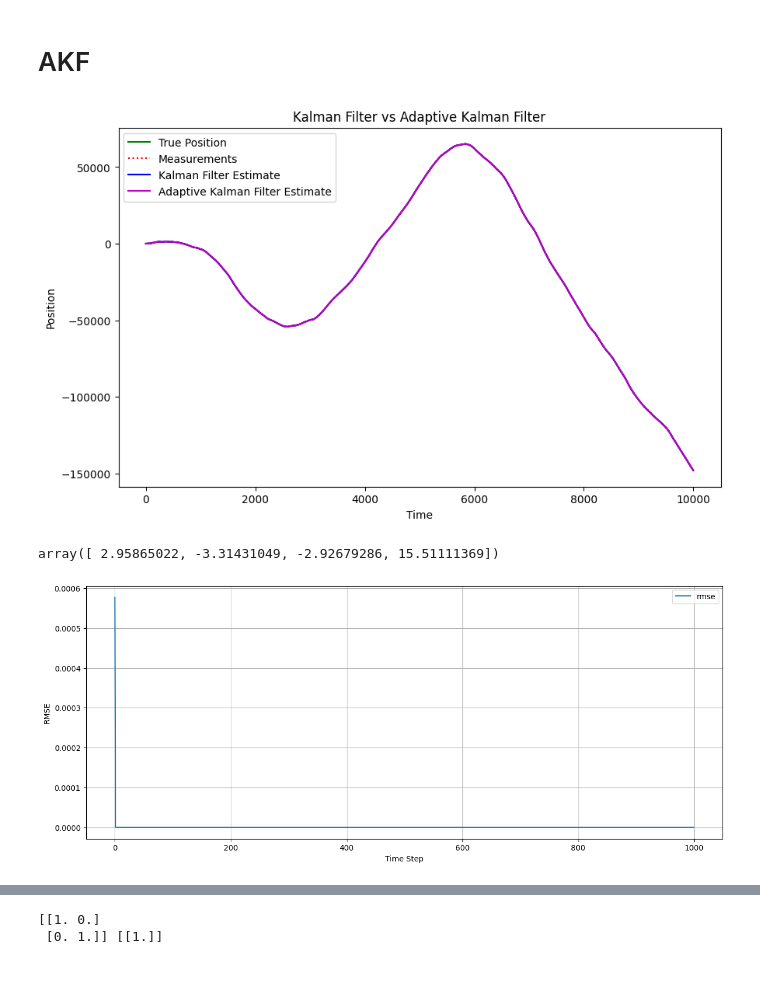
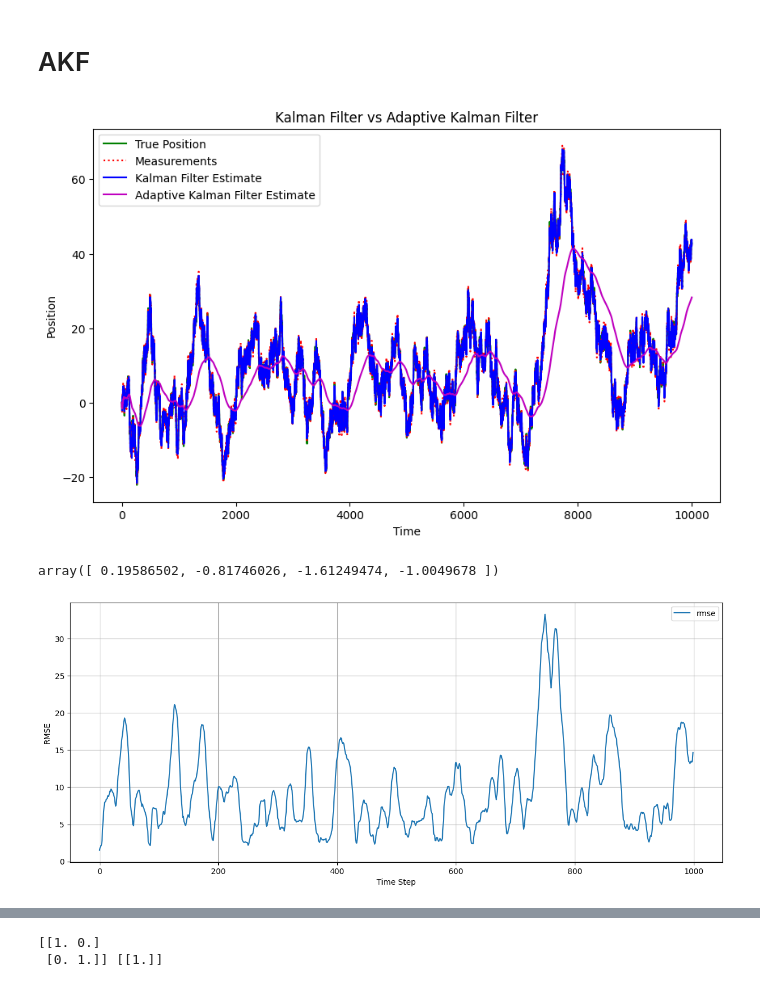
Before and after one commit to Ykiiii/mamba-minimal, a Jupyter notebook: dem_luen.ipynb, the cells around one changed output, grey strips where cells are left out. Saved outputs shown, nothing was run; the diff lists cells and outputs as text; code cells hidden in the pictures.

```diff
--- a/dem_luen.ipynb
+++ b/dem_luen.ipynb
@@ -1244,13 +1333,13 @@ plt.show()
 # %%
 import numpy as np
 import matplotlib.pyplot as plt
-np.random.seed(20)
+np.random.seed(5)
 # 生成模拟数据，使用协方差生成实际噪声
 def generate_data(T, process_noise_var, observation_noise_var):
     x = np.zeros((T, 2))  # [position, velocity]
     z = np.zeros(T)       # observations (only position is observed)
 
-    x[0] = [0, 1]  # Initial position 0, velocity 1
+    x[0] = [0, 0]  # Initial position 0, velocity 1
     z[0] = x[0, 0] + np.random.normal(0, np.sqrt(observation_noise_var[0]))
 
     for t in range(1, T):
@@ -1298,55 +1387,55 @@ def adaptive_kalman_filter(T, z, Q_initial, R_initial):
 
         # 自适应调整噪声
         innovation = z[t] - np.dot(H, x_hat[t])
-        Q = np.eye(2) * max(np.var(innovation), 1e-4)  # 自适应更新Q
-        R[t] = max(np.var(innovation), 1e-4)           # 自适应更新R
+        Q = np.eye(2) * max(np.var(innovation), 1e-6)  # 自适应更新Q
+        R[t] = max(np.var(innovation), 1e-6)           # 自适应更新R
         # print(innovation,Q,R)
 
     return x_hat
 
 # 参数设置
 T = 10000  # 时间步数
-dt = 1.0  # 时间间隔
+dt = 0.2  # 时间间隔
 
-A = np.array([[1, dt], [0, 1]])  # 状态转移矩阵
+A = np.array([[1, 0], [0, 1]])  # 状态转移矩阵
 H = np.array([1, 0])             # 观测矩阵
 
 # 过程噪声和观测噪声的时变协方差
 # process_noise_var = np.linspace(1, 2.0, T)  # 时变过程噪声协方差
 # observation_noise_var = np.linspace(1, 2.0, T)  # 时变观测噪声协方差
 process_noise_var = np.ones(T)*1  # 时变过程噪声协方差
 observation_noise_var = np.ones(T)*1  # 时变观测噪声协方差
 
 # 生成带有实际噪声的数据
 x, z = generate_data(T, process_noise_var, observation_noise_var)
 
 # 初始噪声协方差矩阵
-Q_initial = np.eye(2) * 1.0
-R_initial = np.ones(T) * 1.0
+Q_initial = np.eye(2) * 0.1
+R_initial = np.ones(T) * 0.1
 
 # 应用卡尔曼滤波
 x_hat_kf = kalman_filter(T, z, Q_initial, R_initial)
 
 # 应用自适应卡尔曼滤波
 x_hat_akf = adaptive_kalman_filter(T, z, Q_initial, R_initial)
 
 # 绘图
 plt.figure(figsize=(10, 6))
 plt.plot(x[:, 0], label="True Position", color='g')
 plt.plot(z, label="Measurements", color='r', linestyle='dotted')
 plt.plot(x_hat_kf[:, 0], label="Kalman Filter Estimate", color='b')
 plt.plot(x_hat_akf[:, 0], label="Adaptive Kalman Filter Estimate", color='m')
 plt.xlabel('Time')
 plt.ylabel('Position')
 plt.legend()
 plt.title('Kalman Filter vs Adaptive Kalman Filter')
 plt.show()
 # %% [output]
-[figure, old version]
+[figure, new version]
 # %%
 x[:, 0][1:5]
 # %% [output]
-array([ 2.95865022, -3.31431049, -2.92679286, 15.51111369])
+array([ 0.19586502, -0.81746026, -1.61249474, -1.0049678 ])
 # %%
 from sklearn.metrics import mean_squared_error
 rmse_list = []
@@ -1365,4 +1454,4 @@ plt.legend()
 plt.grid()
 plt.show()
 # %% [output]
-[figure, old version]
+[figure, new version]
```
Also changed, not shown: parts of 4 cells of this notebook, 3 other files.
